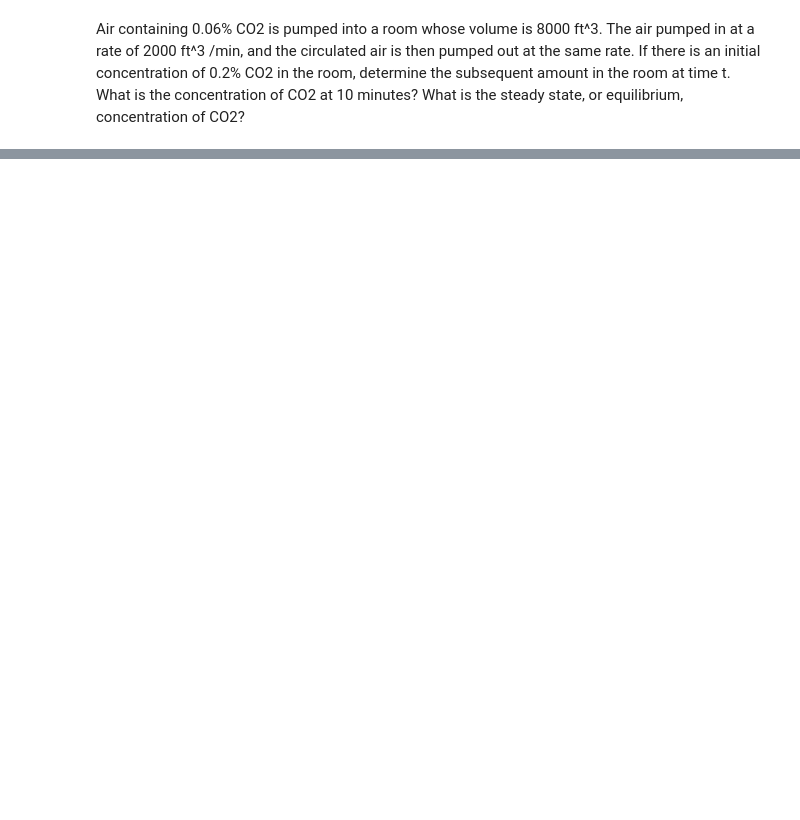
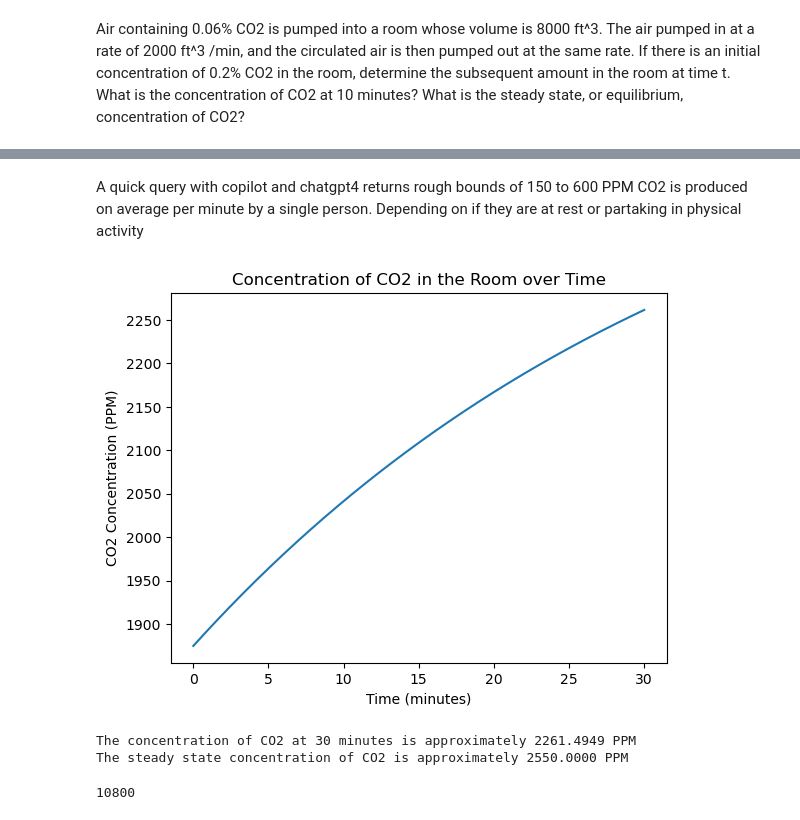
Before and after one commit to coreyddsc/aranet4-project, a Jupyter notebook: air_flow_modeling.ipynb, the cells around one changed output, grey strips where cells are left out. Saved outputs shown, nothing was run; the diff lists cells and outputs as text; code cells hidden in the pictures; blank space fills up the shorter version.

```diff
--- a/air_flow_modeling.ipynb
+++ b/air_flow_modeling.ipynb
@@ -56,0 +148,41 @@ The steady-state, or equilibrium, concentration of CO2 occurs when the rate of c
+# %% [markdown]
+A quick query with copilot and chatgpt4 returns rough bounds of 150 to 600 PPM CO2 is produced on average per minute by a single person. Depending on if they are at rest or partaking in physical activity
+# %%
+import numpy as np
+import matplotlib.pyplot as plt
+
+# Constants
+V = 30*30*10  # Volume of the room in ft^3
+Q = 15*17  # Air flow rate in ft^3/min (175 is an estimated amount) This might be too low, but 2000 is way to high.
+            # 15 ft^3/min per person * 17 people is a rough estimate of the air flow rate
+C_in = 150*17  # Concentration of CO2 in incoming air (150 co2/person) *(17 person)
+C_0 = 600  # Initial concentration of CO2 in the room
+
+# Time range
+t = np.linspace(0, 30, 300)  # Time range from 0 to 30 minutes
+
+# Solve the differential equation
+C = C_in + (C_0 - 0.5*C_in) * np.exp(-Q/V * t)
+
+# Plot the concentration of CO2 over time
+plt.plot(t, C)
+plt.xlabel('Time (minutes)')
+plt.ylabel('CO2 Concentration (PPM)')
+plt.title('Concentration of CO2 in the Room over Time')
+plt.show()
+
+# Concentration of CO2 at 10 minutes
+C_10 = C[np.where(t == 30)]
+print(f"The concentration of CO2 at 30 minutes is approximately {C_10[0]:.4f} PPM")
+
+# Steady state concentration of CO2
+C_steady_state = C_in
+print(f"The steady state concentration of CO2 is approximately {C_steady_state:.4f} PPM")
+# %% [output]
+[figure, added]
+The concentration of CO2 at 30 minutes is approximately 2261.4949 PPM
+The steady state concentration of CO2 is approximately 2550.0000 PPM
+# %%
+30*30*12
+# %% [output]
+10800
```
Also changed, not shown: parts of 10 cells of this notebook, 9 other files.
